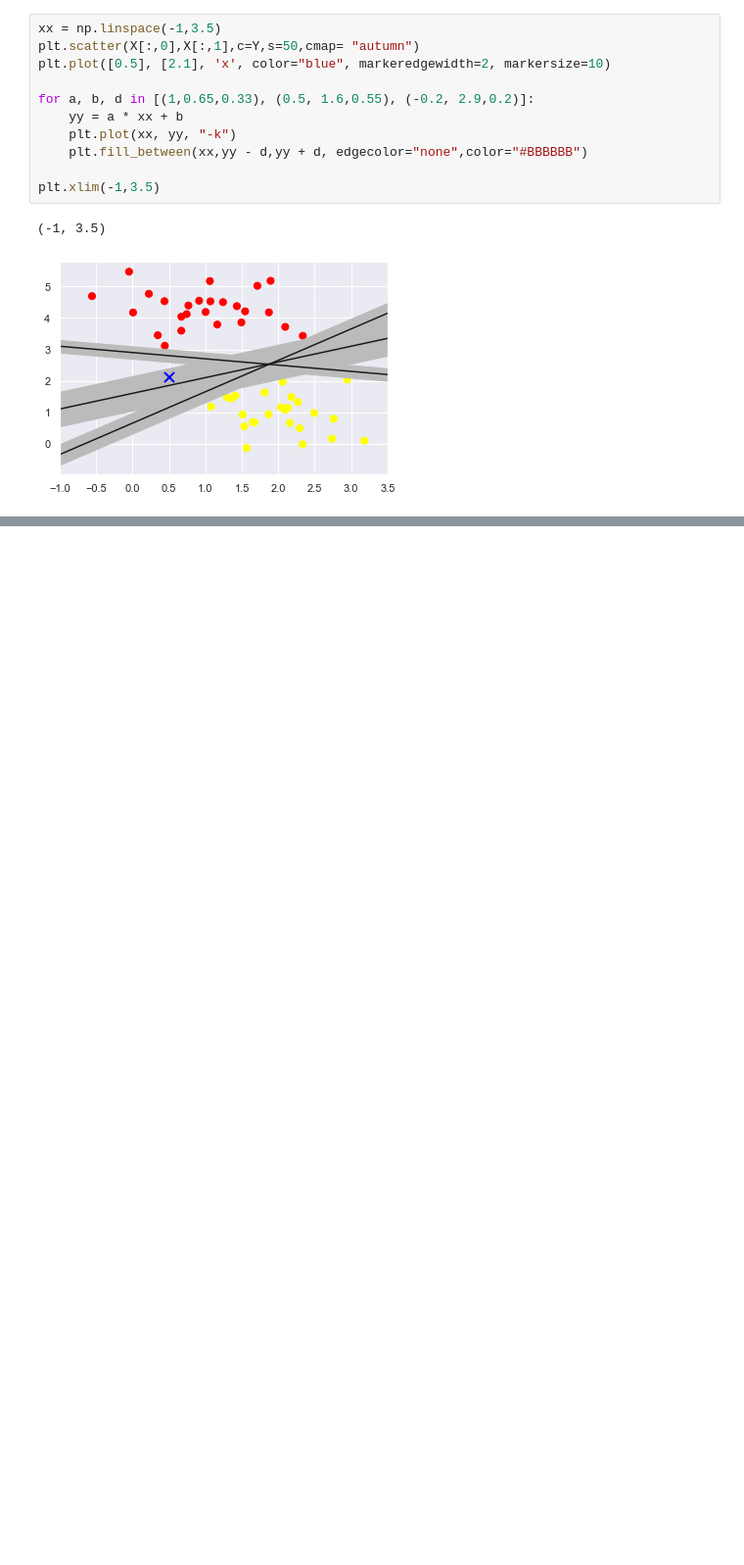
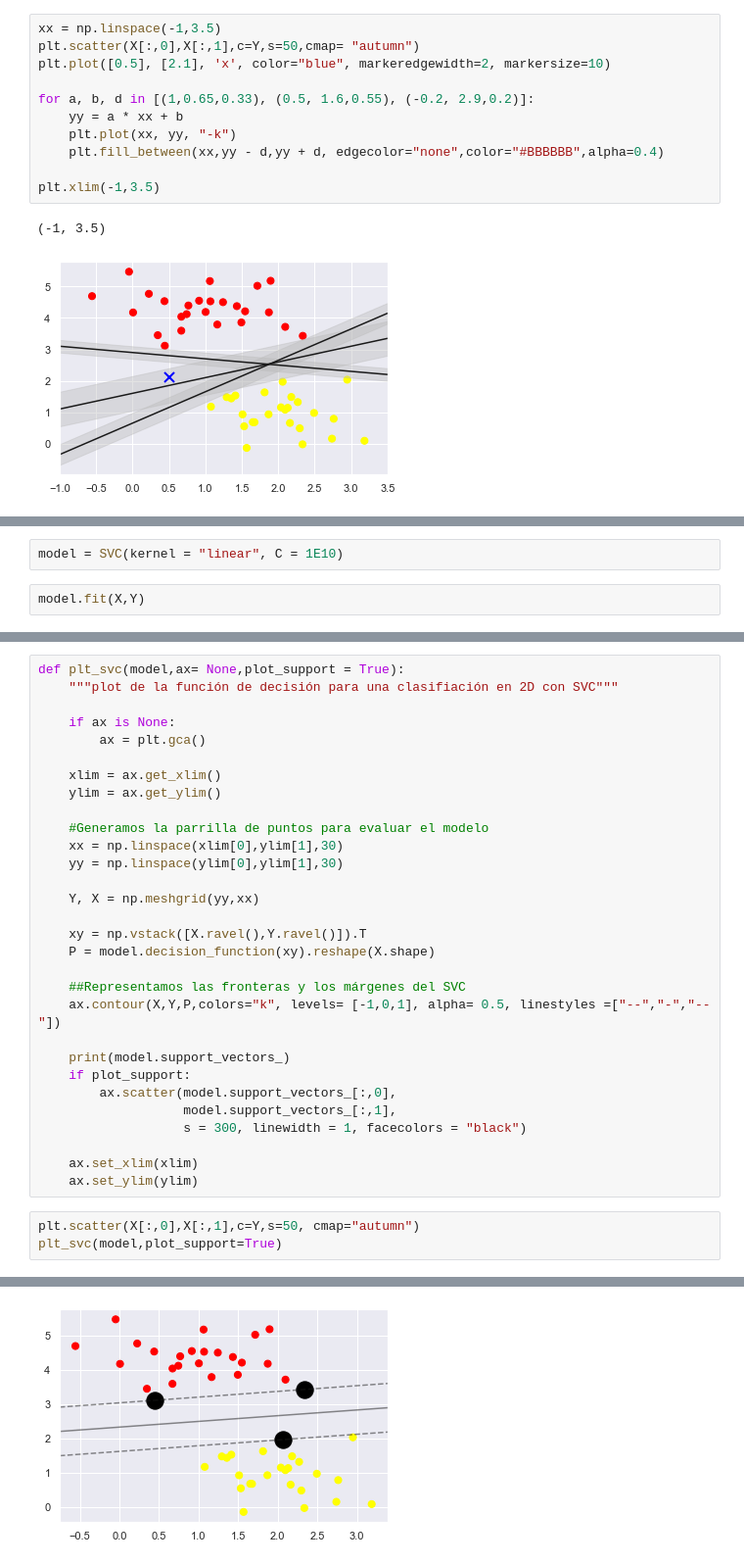
Before and after one commit to pierjv/course-python, a Jupyter notebook: notebooks/T8 -1-SVM_Linear_Model.ipynb, the cells around one changed output, grey strips where cells are left out. Shown: that part at 98% size. Drawn from its saved outputs; the diff is of its cells as text; blank space fills up the shorter version.

```diff
--- a/notebooks/T8 -1-SVM_Linear_Model.ipynb
+++ b/notebooks/T8 -1-SVM_Linear_Model.ipynb
@@ -64,7 +64,7 @@ plt.plot([0.5], [2.1], 'x', color="blue", markeredgewidth=2, markersize=10)
 for a, b, d in [(1,0.65,0.33), (0.5, 1.6,0.55), (-0.2, 2.9,0.2)]:
     yy = a * xx + b
     plt.plot(xx, yy, "-k")
-    plt.fill_between(xx,yy - d,yy + d, edgecolor="none",color="#BBBBBB")
+    plt.fill_between(xx,yy - d,yy + d, edgecolor="none",color="#BBBBBB",alpha=0.4)
 
 plt.xlim(-1,3.5)
 # %% [output]
@@ -72,0 +77,4 @@ plt.xlim(-1,3.5)
+# %%
+model = SVC(kernel = "linear", C = 1E10)
+# %%
+model.fit(X,Y)
@@ -72,0 +86,34 @@ plt.xlim(-1,3.5)
+# %%
+def plt_svc(model,ax= None,plot_support = True):
+    """plot de la función de decisión para una clasifiación en 2D con SVC"""
+
+    if ax is None:
+        ax = plt.gca()
+
+    xlim = ax.get_xlim()
+    ylim = ax.get_ylim()
+
+    #Generamos la parrilla de puntos para evaluar el modelo
+    xx = np.linspace(xlim[0],ylim[1],30)
+    yy = np.linspace(ylim[0],ylim[1],30)
+
+    Y, X = np.meshgrid(yy,xx)
+
+    xy = np.vstack([X.ravel(),Y.ravel()]).T
+    P = model.decision_function(xy).reshape(X.shape)
+
+    ##Representamos las fronteras y los márgenes del SVC
+    ax.contour(X,Y,P,colors="k", levels= [-1,0,1], alpha= 0.5, linestyles =["--","-","--"])
+
+    print(model.support_vectors_)
+    if plot_support:
+        ax.scatter(model.support_vectors_[:,0],
+                   model.support_vectors_[:,1],
+                   s = 300, linewidth = 1, facecolors = "black")
+
+    ax.set_xlim(xlim)
+    ax.set_ylim(ylim)
+# %%
+plt.scatter(X[:,0],X[:,1],c=Y,s=50, cmap="autumn")
+plt_svc(model,plot_support=True)
+# %% [output]
@@ -72,0 +123 @@ plt.xlim(-1,3.5)
+[figure, added]
```
Also changed, not shown: parts of 7 cells of this notebook.
